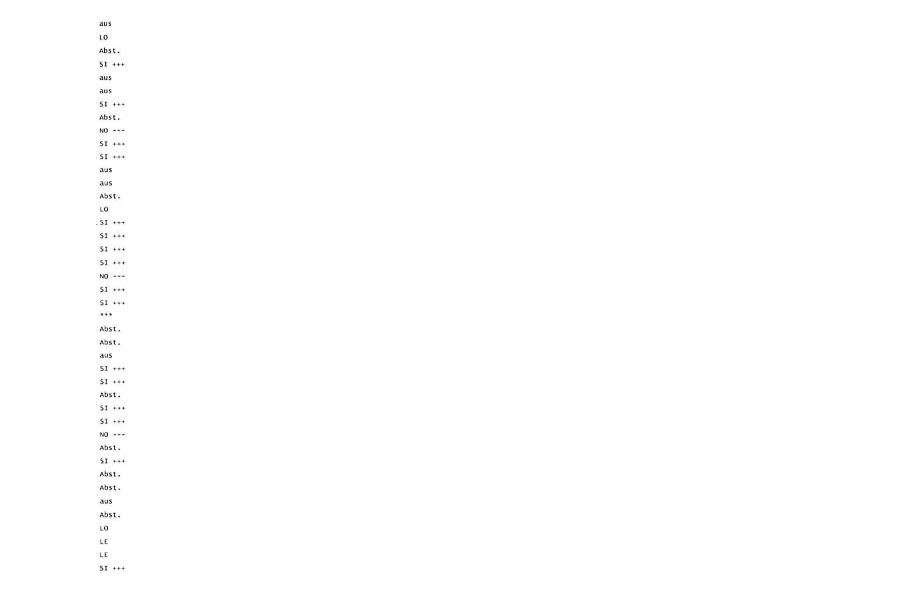
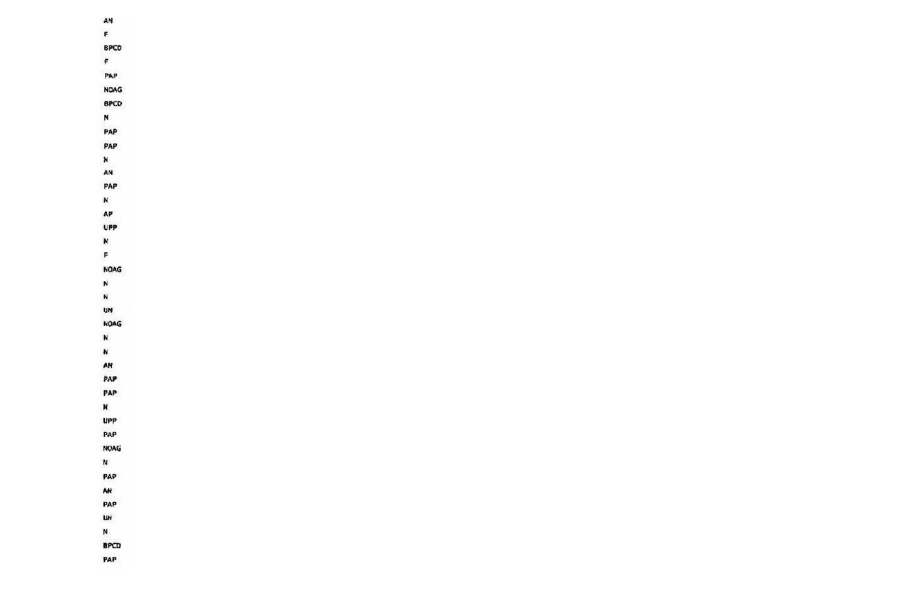
Before and after one commit to NahumFGz/parliament-voting-records, a Jupyter notebook: others/ocr/test.ipynb, the cells around one changed output. Drawn from its saved outputs; the diff is of its cells as text; code cells hidden in the pictures.

```diff
--- a/others/ocr/test.ipynb
+++ b/others/ocr/test.ipynb
@@ -1,20 +1,20 @@
 # %%
 import shutil
 import easyocr
 import pytesseract
 from PIL import Image
 from pathlib import Path
 from doctr.models import ocr_predictor
 from doctr.io import DocumentFile
 from paddleocr import PaddleOCR
 
-img_path = './col_voto_1.jpg'
+img_path = './col_grupo_1.jpg'
 
 # Cargar imagen
 image = Image.open(img_path)
 image
 # %% [output]
-[figure, old version]
+[figure, new version]
 # %%
 # 1️⃣ Tesseract OCR
 print("🔹 Tesseract OCR:")
```
Also changed, not shown: parts of 1 cell of this notebook, 7 other files.
